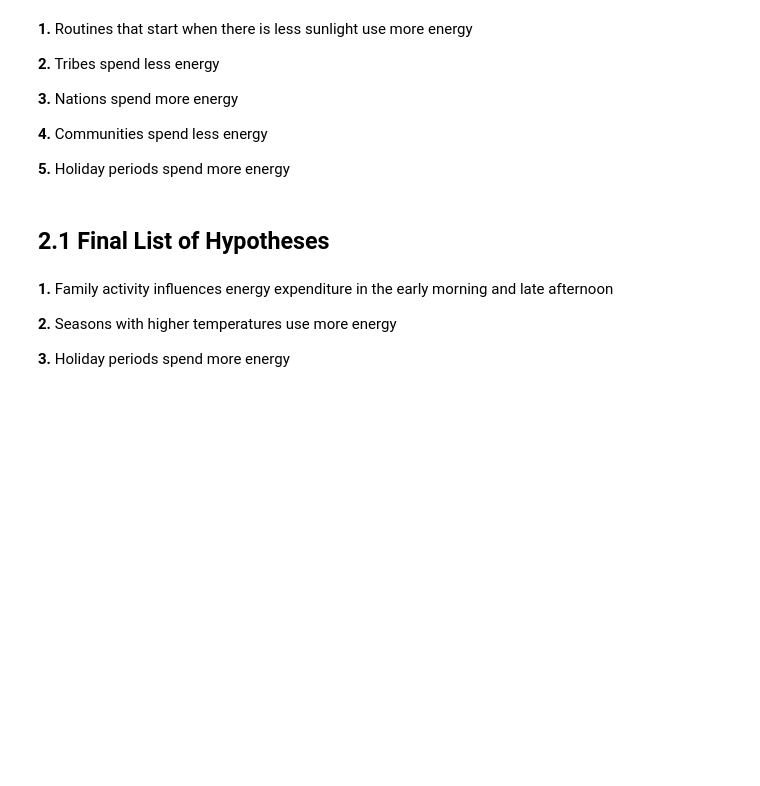
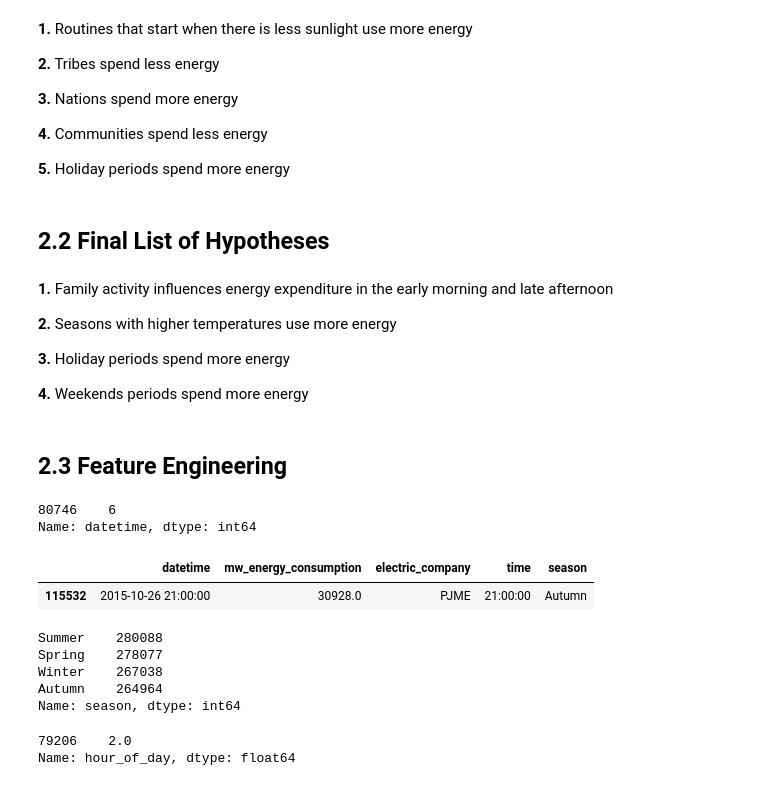
Before and after one commit to panambY/Hourly_Energy_Consumption, a Jupyter notebook: Hourly_Energy_Consumption.ipynb, the cells around one changed output. Saved outputs shown, nothing was run; the diff lists cells and outputs as text; code cells hidden in the pictures; blank space fills up the shorter version.

Commit message:
Feature Engineering

```diff
--- a/Hourly_Energy_Consumption.ipynb
+++ b/Hourly_Energy_Consumption.ipynb
@@ -259,10 +259,19 @@ Image( 'image/Hyphoteses_Map.png' )
 
 **5.** Holiday periods spend more energy
 # %% [markdown]
-## 2.1 Final List of Hypotheses
+## 2.2 Final List of Hypotheses
 # %% [markdown]
 **1.** Family activity influences energy expenditure in the early morning and late afternoon
 
 **2.** Seasons with higher temperatures use more energy
 
 **3.** Holiday periods spend more energy
+
+**4.** Weekends periods spend more energy
+# %% [markdown]
+## 2.3 Feature Engineering
+# %%
+pd.to_datetime(df2['datetime']).dt.month.sample()
+# %% [output]
+80746    6
+Name: datetime, dtype: int64
@@ -268,0 +323,14 @@ Image( 'image/Hyphoteses_Map.png' )
+# %%
+df2['season'] = df2['datetime'].apply( lambda x: 'Winter' if x.month == 12 or x.month == 1 or x.month == 2 else 'Spring' if  x.month == 3 or x.month == 4 or x.month == 5 else 'Summer' if  x.month == 6 or x.month == 7 or x.month == 8 else 'Autumn' if  x.month == 9 or x.month == 10 or x.month == 11 else '' )
+df2.sample()
+# %% [output]
+|  | datetime | mw_energy_consumption | electric_company | time | season |
+| 115532 | 2015-10-26 21:00:00 | 30928.0 | PJME | 21:00:00 | Autumn |
+# %%
+df2['season'].value_counts()
+# %% [output]
+Summer    280088
+Spring    278077
+Winter    267038
+Autumn    264964
+Name: season, dtype: int64
@@ -268,0 +339,5 @@ Image( 'image/Hyphoteses_Map.png' )
+# %%
+df2['hour_of_day'].sample()
+# %% [output]
+79206    2.0
+Name: hour_of_day, dtype: float64
```
Also changed, not shown: parts of 2 cells of this notebook.
